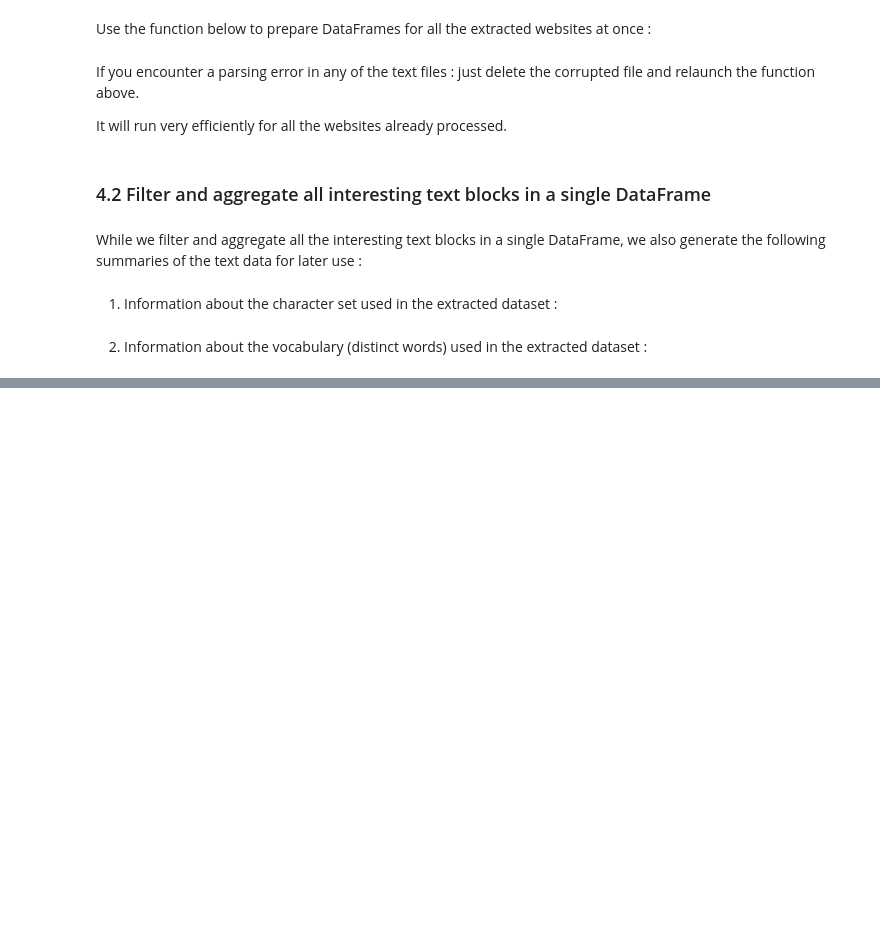
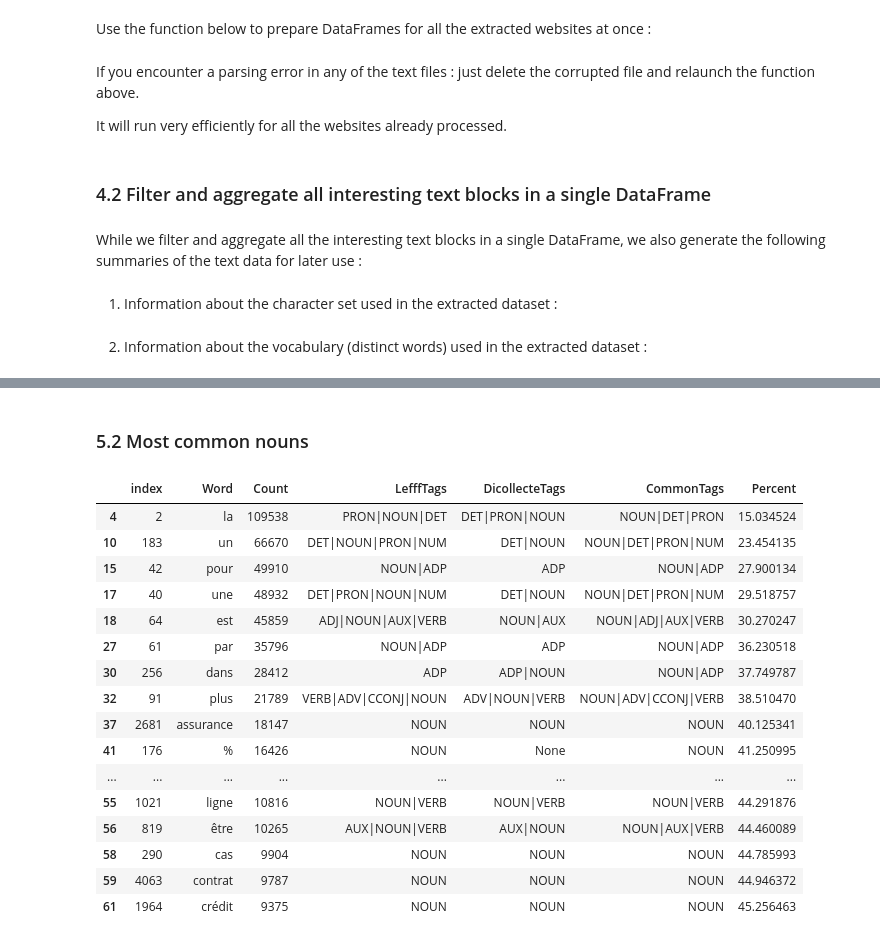
Before and after one commit to laurentprudhon/nlptextdoc, a Jupyter notebook: nlptextdoc.python/nlptextdoc-lib-v1.ipynb, the cells around one changed output, grey strips where cells are left out. Drawn from its saved outputs; the diff is of its cells as text; code cells hidden in the pictures; blank space fills up the shorter version.

```diff
--- a/nlptextdoc.python/nlptextdoc-lib-v1.ipynb
+++ b/nlptextdoc.python/nlptextdoc-lib-v1.ipynb
@@ -831,0 +1119,29 @@ def saveCharset(rootdir, vocabdf):
+# %% [markdown]
+### 5.2 Most common nouns
+# %%
+def listMostCommonNouns(vocabdf,count):
+    cwords = vocabdf[vocabdf["CommonTags"].str.contains("NOUN")]
+    cwords = cwords[:count].copy()
+    cwords.to_csv(rootdir / "commonwords.csv",sep=";")
+    return cwords
+# %%
+nouns = listMostCommonNouns(vocabdf,5000)
+nouns.head(20)
+# %% [output]
+|  | index | Word | Count | LefffTags | DicollecteTags | CommonTags | Percent |
+| 4 | 2 | la | 109538 | PRON|NOUN|DET | DET|PRON|NOUN | NOUN|DET|PRON | 15.034524 |
+| 10 | 183 | un | 66670 | DET|NOUN|PRON|NUM | DET|NOUN | NOUN|DET|PRON|NUM | 23.454135 |
+| 15 | 42 | pour | 49910 | NOUN|ADP | ADP | NOUN|ADP | 27.900134 |
+| 17 | 40 | une | 48932 | DET|PRON|NOUN|NUM | DET|NOUN | NOUN|DET|PRON|NUM | 29.518757 |
+| 18 | 64 | est | 45859 | ADJ|NOUN|AUX|VERB | NOUN|AUX | NOUN|ADJ|AUX|VERB | 30.270247 |
+| 27 | 61 | par | 35796 | NOUN|ADP | ADP | NOUN|ADP | 36.230518 |
+| 30 | 256 | dans | 28412 | ADP | ADP|NOUN | NOUN|ADP | 37.749787 |
+| 32 | 91 | plus | 21789 | VERB|ADV|CCONJ|NOUN | ADV|NOUN|VERB | NOUN|ADV|CCONJ|VERB | 38.510470 |
+| 37 | 2681 | assurance | 18147 | NOUN | NOUN | NOUN | 40.125341 |
+| 41 | 176 | % | 16426 | NOUN | None | NOUN | 41.250995 |
+| ... | ... | ... | ... | ... | ... | ... | ... |
+| 55 | 1021 | ligne | 10816 | NOUN|VERB | NOUN|VERB | NOUN|VERB | 44.291876 |
+| 56 | 819 | être | 10265 | AUX|NOUN|VERB | AUX|NOUN | NOUN|AUX|VERB | 44.460089 |
+| 58 | 290 | cas | 9904 | NOUN | NOUN | NOUN | 44.785993 |
+| 59 | 4063 | contrat | 9787 | NOUN | NOUN | NOUN | 44.946372 |
+| 61 | 1964 | crédit | 9375 | NOUN | NOUN | NOUN | 45.256463 |
```
Also changed, not shown: parts of 38 cells of this notebook, 2 other files.
